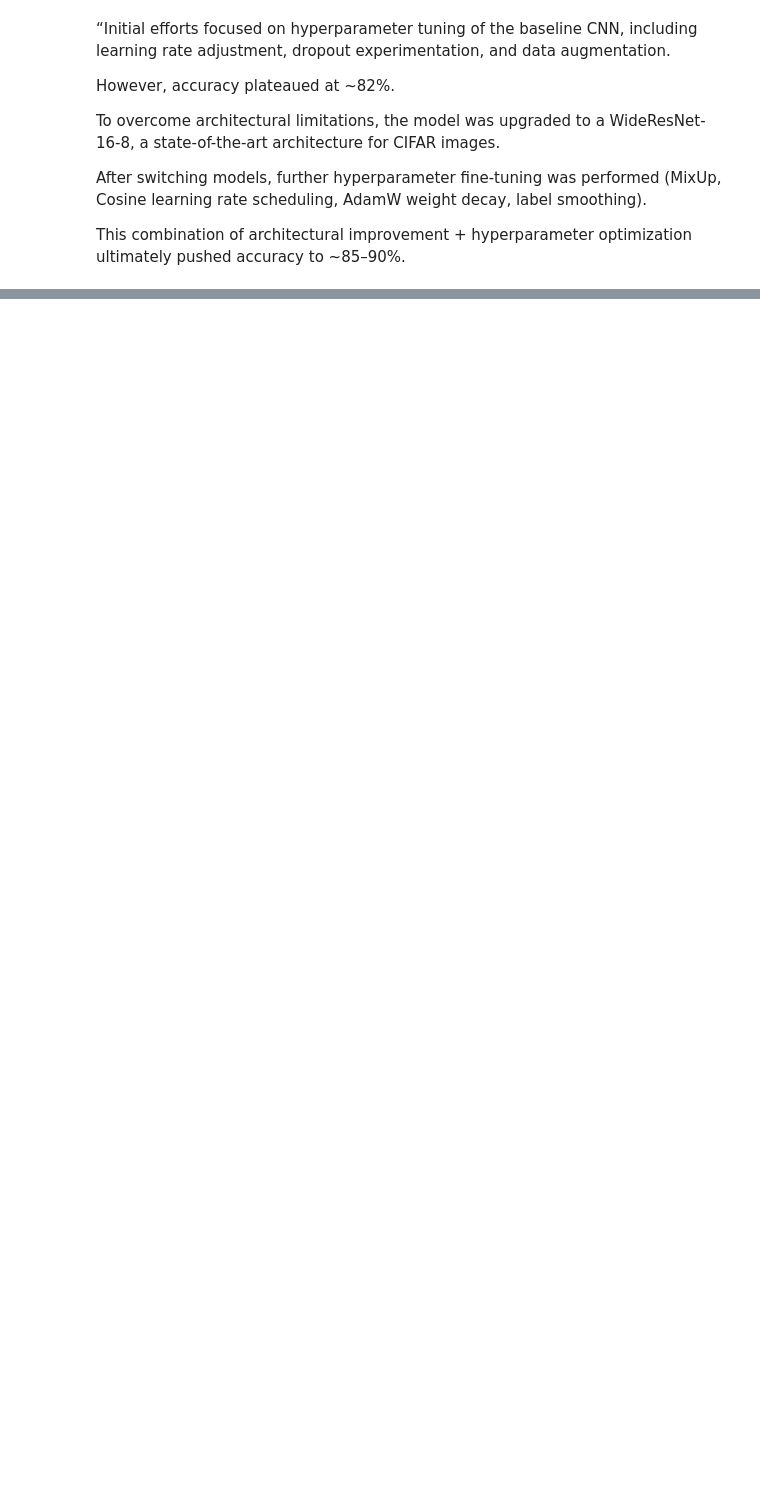
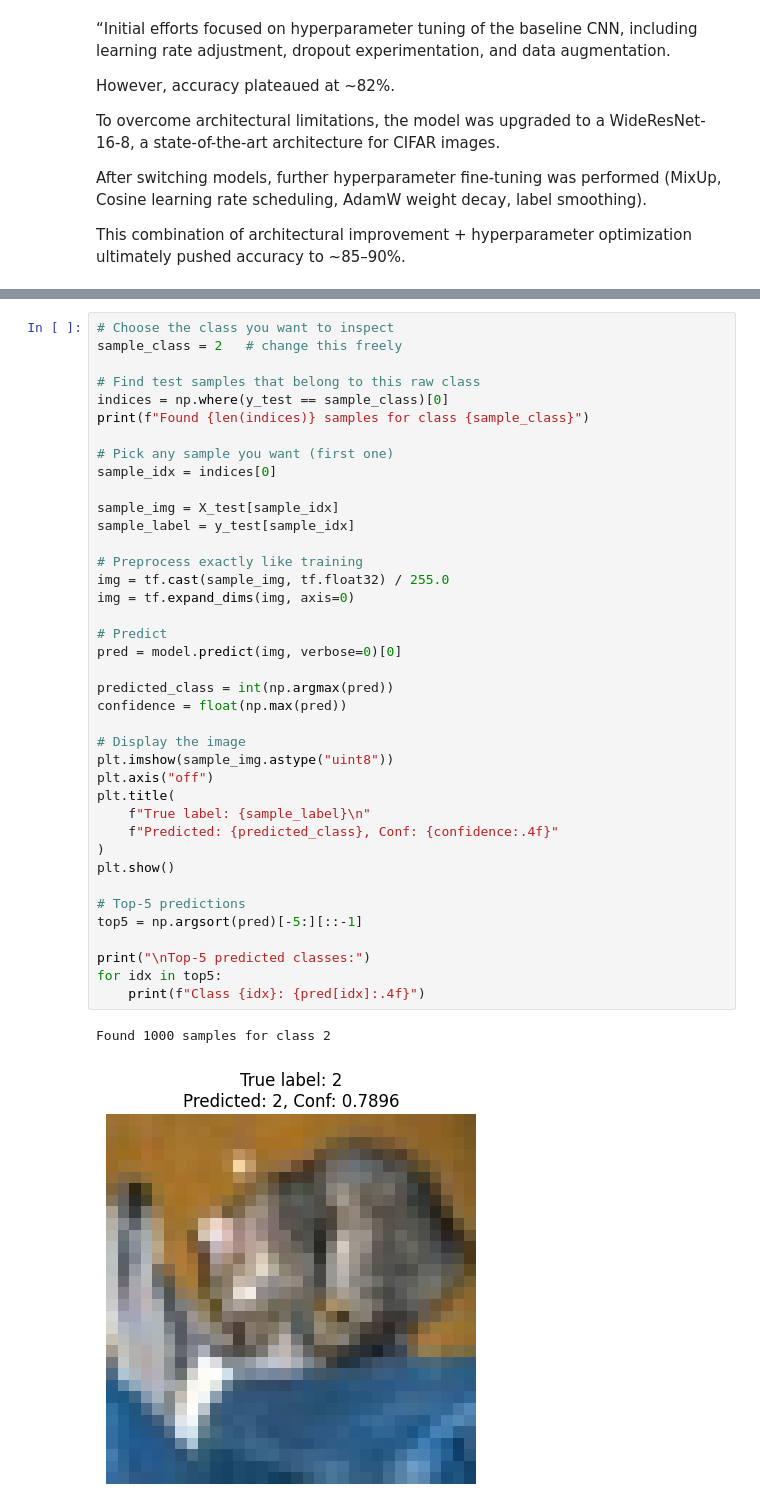
Before and after one commit to milamurphy/ML-Image-Classification, a Jupyter notebook: model_tuning_2.ipynb, the cells around one changed output, grey strips where cells are left out. Cells and saved outputs as stored; diff of their text form; blank space fills up the shorter version.

Commit message:
Implement model_tuning_3

```diff
--- a/model_tuning_2.ipynb
+++ b/model_tuning_2.ipynb
@@ -367,0 +366,42 @@ This combination of architectural improvement + hyperparameter optimization ulti
+# %%
+# Choose the class you want to inspect
+sample_class = 2   # change this freely
+
+# Find test samples that belong to this raw class
+indices = np.where(y_test == sample_class)[0]
+print(f"Found {len(indices)} samples for class {sample_class}")
+
+# Pick any sample you want (first one)
+sample_idx = indices[0]
+
+sample_img = X_test[sample_idx]
+sample_label = y_test[sample_idx]
+
+# Preprocess exactly like training
+img = tf.cast(sample_img, tf.float32) / 255.0
+img = tf.expand_dims(img, axis=0)
+
+# Predict
+pred = model.predict(img, verbose=0)[0]
+
+predicted_class = int(np.argmax(pred))
+confidence = float(np.max(pred))
+
+# Display the image
+plt.imshow(sample_img.astype("uint8"))
+plt.axis("off")
+plt.title(
+    f"True label: {sample_label}\n"
+    f"Predicted: {predicted_class}, Conf: {confidence:.4f}"
+)
+plt.show()
+
+# Top-5 predictions
+top5 = np.argsort(pred)[-5:][::-1]
+
+print("\nTop-5 predicted classes:")
+for idx in top5:
+    print(f"Class {idx}: {pred[idx]:.4f}")
+# %% [output]
+Found 1000 samples for class 2
+[figure, added]
```
Also changed, not shown: parts of 6 cells of this notebook, 1 other file.
